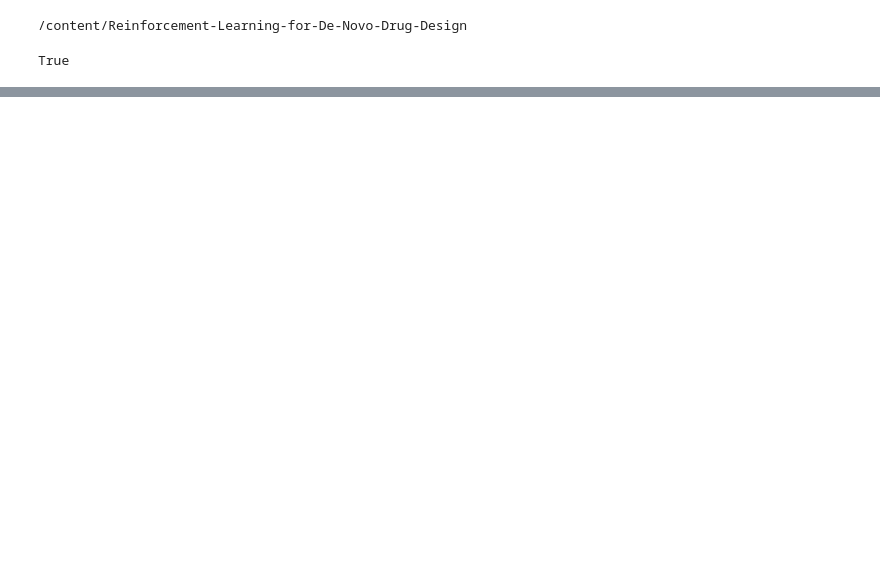
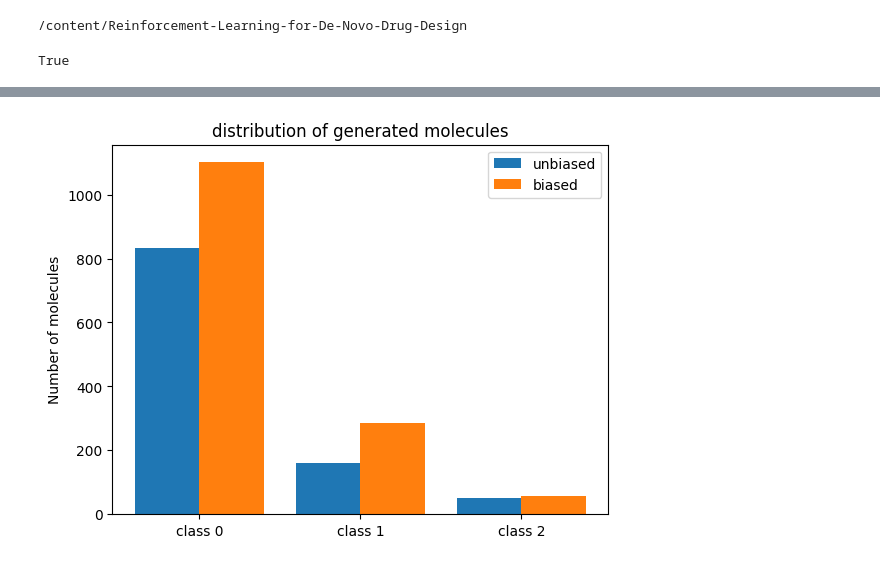
Before and after one commit to Romain-MIPI/Reinforcement-Learning-for-De-Novo-Drug-Design, a Jupyter notebook: notebooks/optimization_demo.ipynb, the cells around one changed output, grey strips where cells are left out. Drawn from its saved outputs; the diff is of its cells as text; code cells hidden in the pictures; blank space fills up the shorter version.

```diff
--- a/notebooks/optimization_demo.ipynb
+++ b/notebooks/optimization_demo.ipynb
@@ -60,11 +70,12 @@ def plot_bar(prediction, n_to_generate):
     print("Percentage predict class 0 (inactive) :", count[np.where(value==0)]/len(prediction))
     print("Percentage predict class 1 (weakly actif) :", count[np.where(value==1)]/len(prediction))
     print("Percentage predict class 2 (strongly actif) :", count[np.where(value==2)]/len(prediction))
-    print("Proportion of valid SMILES:", len(prediction)/n_to_generate)
-    ax = plt.bar(value, count)
-    ax.set(xlabel='Predicted class',
-           y_label='Number of molecules',
-           title='Distribution of predicted class for generated molecules')
+    print("Proportion of valid SMILES:", len(prediction)/n_to_generate, f"({len(prediction)}/{n_to_generate})")
+    plt.bar(value, count)
+    plt.xlabel('Predicted class')
+    plt.ylabel('Number of molecules')
+    plt.xticks([0, 1, 2], ['class 0', 'class 1', 'class 2'])
+    plt.title('Distribution of predicted class for generated molecules')
     plt.show()
 # %%
 def estimate_and_update(generator, predictor, n_to_generate):
@@ -76,7 +87,7 @@ def estimate_and_update(generator, predictor, n_to_generate):
 
     sanitized = canonical_smiles(generated, sanitize=False, throw_warning=False)[:-1]
     unique_smiles = list(np.unique(sanitized))[1:]
-    smiles, prediction, nan_smiles = predictor.predict(unique_smiles, use_tqdm=True)
+    smiles, prediction, nan_smiles = predictor.predict(unique_smiles)
 
     plot_bar(prediction, n_to_generate)
 
@@ -129,12 +159,12 @@ smiles_unbiased, prediction_unbiased = estimate_and_update(my_generator,
 # %%
-my_generator_2 = RNNGenerator(input_size=gen_data.n_characters,
-                                hidden_size=hidden_size,
-                                output_size=gen_data.n_characters,
-                                layer_type=layer_type,
-                                n_layers=1, is_bidirectional=False, has_stack=True,
-                                stack_width=stack_width, stack_depth=stack_depth,
-                                use_cuda=use_cuda,
-                                optimizer_instance=optimizer_instance, lr=lr)
+my_generator_2 = RNNGenerative(input_size=gen_data.n_characters,
+                              hidden_size=hidden_size,
+                              output_size=gen_data.n_characters,
+                              layer_type=layer_type,
+                              n_layers=1, is_bidirectional=False, has_stack=True,
+                              stack_width=stack_width, stack_depth=stack_depth,
+                              use_cuda=use_cuda,
+                              optimizer_instance=optimizer_instance, lr=lr)
 
 my_generator_2.load_model(model_path)
 # %%
@@ -145,7 +175,7 @@ def simple_moving_average(previous_values, new_value, ma_window_size=10):
 # %%
 def get_reward_activity(smile, predictor, invalid_reward=0.0):
     _, prediction, invalid_smiles = predictor.predict([smile])
-    if len(nan_smiles) == 1:
+    if len(invalid_smiles) == 1:
         return invalid_reward
     if (prediction[0] == 2):
         return 11.0
@@ -190,36 +316,38 @@ smiles_biased, prediction_biased = estimate_and_update(RL_activity.generator,
 # %%
 class_val = [0, 1, 2]
 
-value1, count1 = np.unique(prediction_biased, return_counts=True)
+value1, count1 = np.unique(prediction_unbiased, return_counts=True)
 value2, count2 = np.unique(prediction_biased, return_counts=True)
 
 if len(value1) != len(class_val):
     tmp = []
     for c in class_val:
         if c not in value1:
             tmp.append(count1[np.where(value1==c)])
         else:
             tmp.append(0)
     count1 = tmp
 if len(value2) != len(class_val):
     tmp = []
     for c in class_val:
         if c not in value2:
             tmp.append(count2[np.where(value2==c)])
         else:
             tmp.append(0)
     count2 = tmp
 
-w, x = 0.4, np.arange(len(labels))
+w, x = 0.4, np.arange(len(class_val))
 
 fig, ax = plt.subplots()
 ax.bar(x - w/2, count1, width=w, label='unbiased')
 ax.bar(x + w/2, count2, width=w, label='biased')
 
 ax.set_xticks(x)
 ax.set_xticklabels(['class 0', 'class 1', 'class 2'])
 ax.set_ylabel('Number of molecules')
 ax.set_title('distribution of generated molecules')
 ax.legend()
 
 plt.show()
+# %% [output]
+[figure, added]
```
Also changed, not shown: parts of 7 cells of this notebook.
